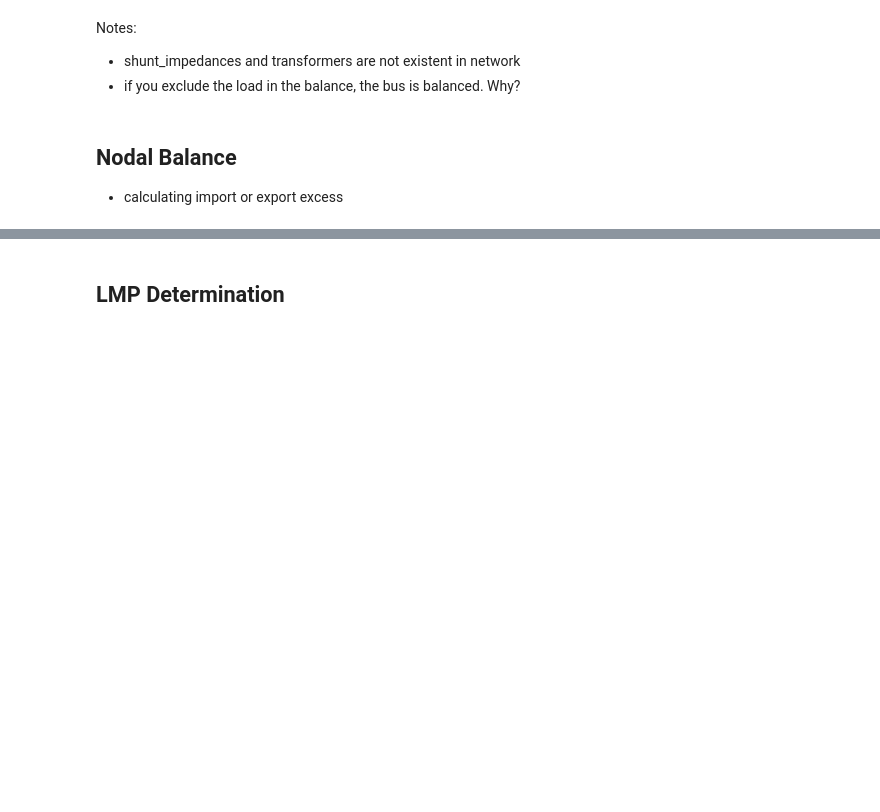
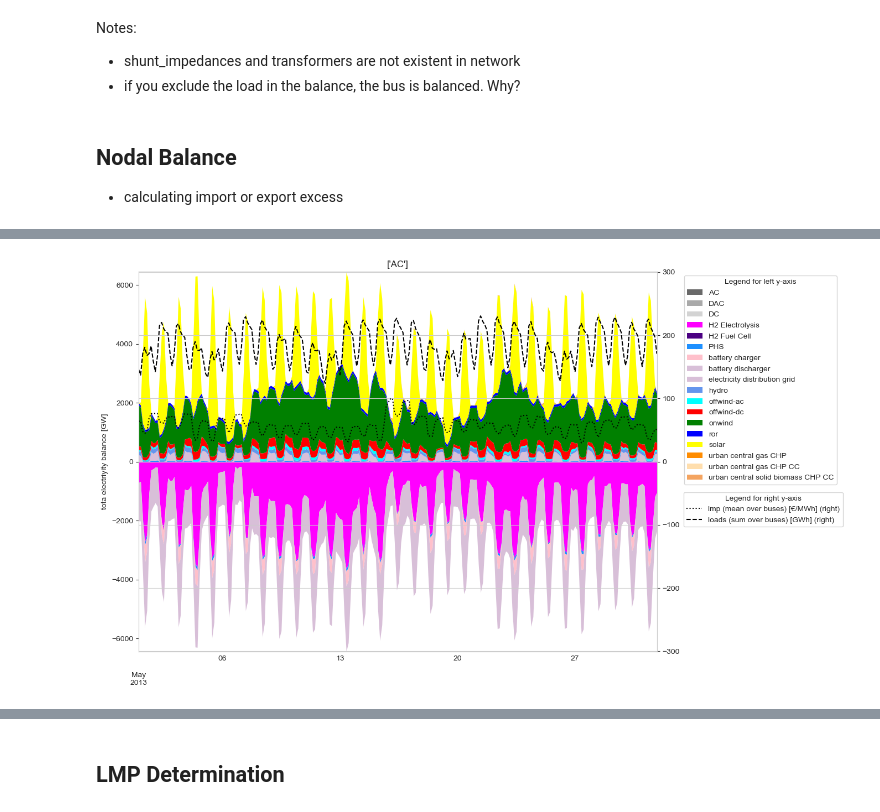
Before and after one commit to JulianGeis/master_thesis, a Jupyter notebook: notebooks/power_balance.ipynb, the cells around one changed output, grey strips where cells are left out. Saved outputs shown, nothing was run; the diff lists cells and outputs as text; code cells hidden in the pictures; blank space fills up the shorter version.

```diff
--- a/notebooks/power_balance.ipynb
+++ b/notebooks/power_balance.ipynb
@@ -168,0 +252,7 @@ Notes:
+# %%
+carrier = ["AC"]
+period = "2013-05"
+nb_ac = nodal_balance(n, carrier = carrier, time=period, aggregate=['component', 'bus'], energy=True)  # in units of energy
+# convert from MW to GW and unstack
+nb_ac = nb_ac.unstack(level=[1]) / 1000
+nb_ac.head(3)
@@ -168,0 +265,35 @@ Notes:
+# %%
+fig, ax = plt.subplots(figsize=(14, 8))
+
+df = nb_ac
+
+# split into df with positive and negative values and get colors
+df_neg, df_pos = df.clip(upper=0), df.clip(lower=0)
+c_neg, c_pos = [carrier_colors[col] for col in df_neg.columns], [carrier_colors[col] for col in df_pos.columns]
+
+# plot positive values
+ax = df_pos.plot.area(ax=ax, stacked=True, color=c_pos, linewidth=0.)
+
+# rename negative values so that they are not shown and plot negative values
+ax = df_neg.rename(columns=lambda x: '_' + x).plot.area(ax=ax, stacked=True, color=c_neg, linewidth=0.)
+
+# plot lmps
+lmps = n.buses_t.marginal_price[n.buses[n.buses.carrier.isin(carrier)].index].mean(axis=1)[period]
+ax2 = lmps.plot(style=":", color="black", label="lmp (mean over buses) [€/MWh]", secondary_y=True)
+# set limits of secondary y-axis
+ax2.set_ylim([ - 3 * lmps.max() * abs(df_neg.sum(axis=1).min()) /  df_pos.sum(axis=1).max() , 3 * lmps.max()])
+
+# plot loads
+loads = n.loads_t.p[n.buses[n.buses.carrier.isin(carrier)].index].sum(axis=1)[period] / 1000
+loads.plot(style="--", color="black", label="loads (sum over buses) [GWh]", secondary_y=True)
+
+# rescale the y-axis
+ax.set_ylim([df_neg.sum(axis=1).min(), df_pos.sum(axis=1).max()])
+ax.legend(ncol=1, loc="upper center", bbox_to_anchor=(1.2, 1), title="Legend for left y-axis")
+ax2.legend(title="Legend for right y-axis",  loc="upper center", bbox_to_anchor=(1.205, 0.43))
+ax.set_ylabel("tota electriyity balance [GW]")
+ax.set_xlabel("")
+ax.set_title(f"{carrier}")
+fig.tight_layout()
+# %% [output]
+[figure, added]
```
Also changed, not shown: parts of 27 cells of this notebook, 5 other files.
